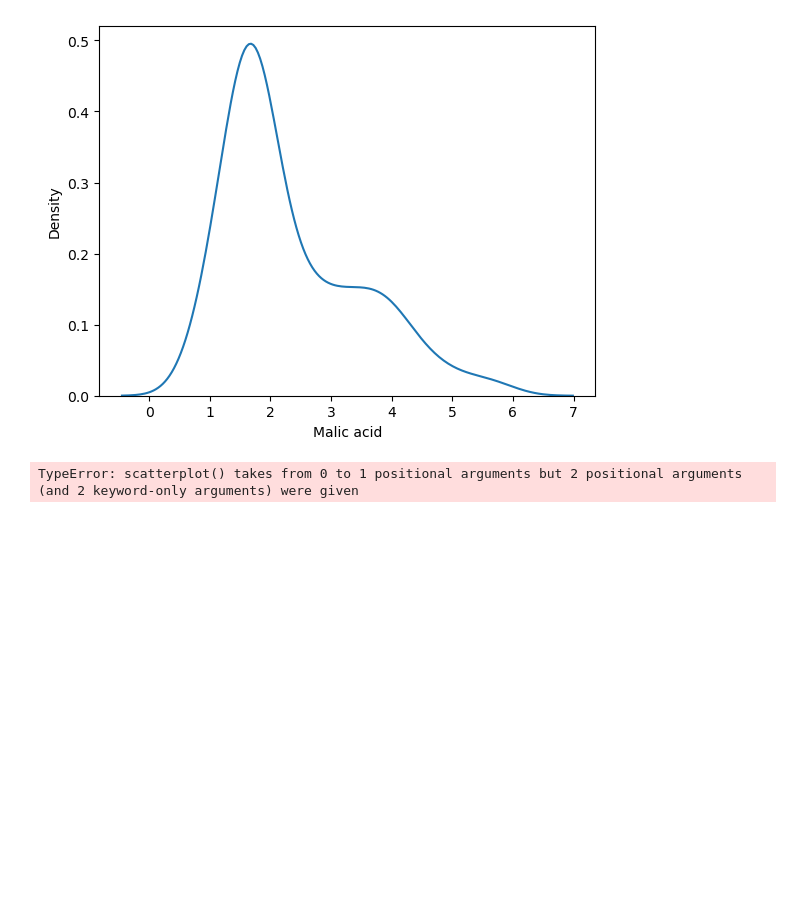
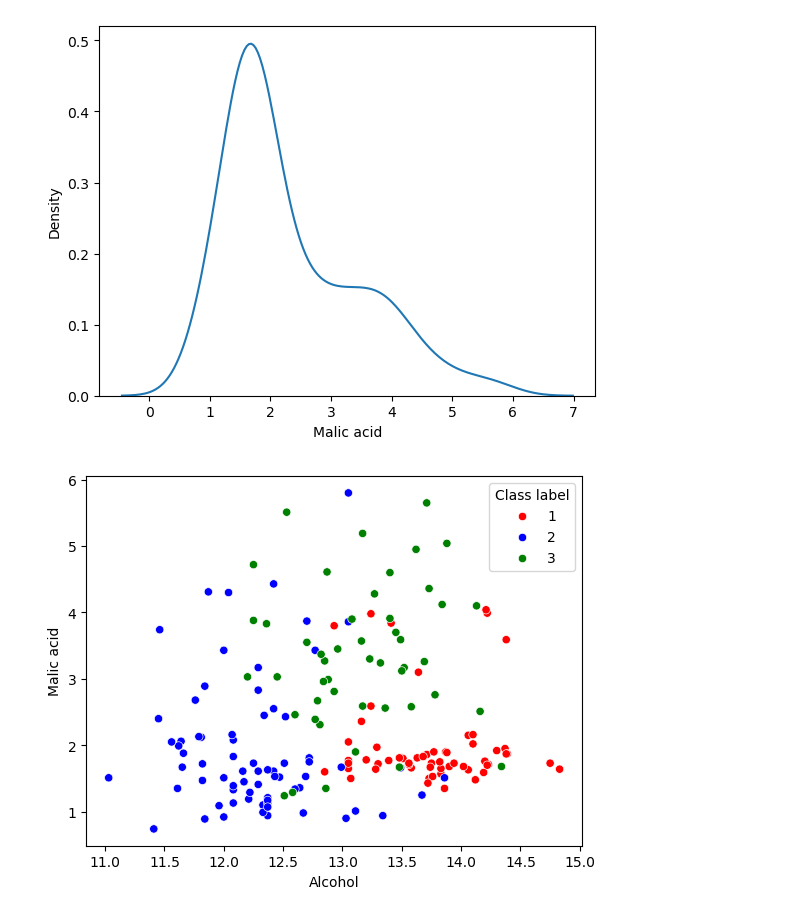
Before and after one commit to faisal-wani/machinelearning, a Jupyter notebook: normalization/day25.ipynb, the cells around one changed output. Drawn from its saved outputs; the diff is of its cells as text; code cells hidden in the pictures; blank space fills up the shorter version.

```diff
--- a/normalization/day25.ipynb
+++ b/normalization/day25.ipynb
@@ -33,10 +33,14 @@ sns.kdeplot(df['Malic acid'])
 <Axes: xlabel='Malic acid', ylabel='Density'>
 [figure]
 # %%
-color_dict={1:'red',3:'green',2:'blue'}
-sns.scatterplot(df['Alcohol'],df['Malic acid'],hue=df['Class label'],palette=color_dict)
+color_dict = {1: 'red', 3: 'green', 2: 'blue'}
+
+# Correct way to pass arguments
+sns.scatterplot(x=df['Alcohol'], y=df['Malic acid'], hue=df['Class label'], palette=color_dict)
+
+plt.show()  # Show the plot
 # %% [output]
-TypeError: scatterplot() takes from 0 to 1 positional arguments but 2 positional arguments (and 2 keyword-only arguments) were given
+[figure, added]
 # %%
 from sklearn.model_selection import train_test_split
 X_train, X_test, y_train, y_test = train_test_split(df.drop('Class label', axis=1),
```
Also changed, not shown: parts of 7 cells of this notebook, 2 other files.
